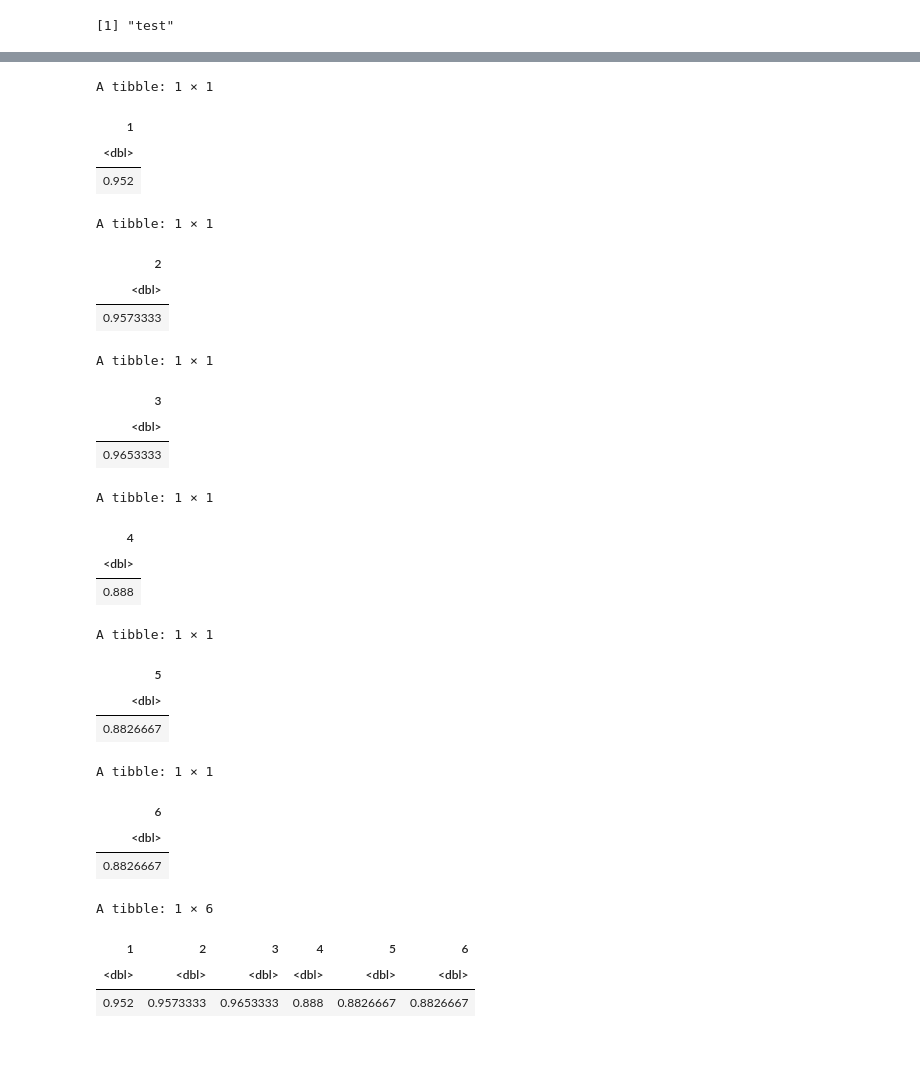
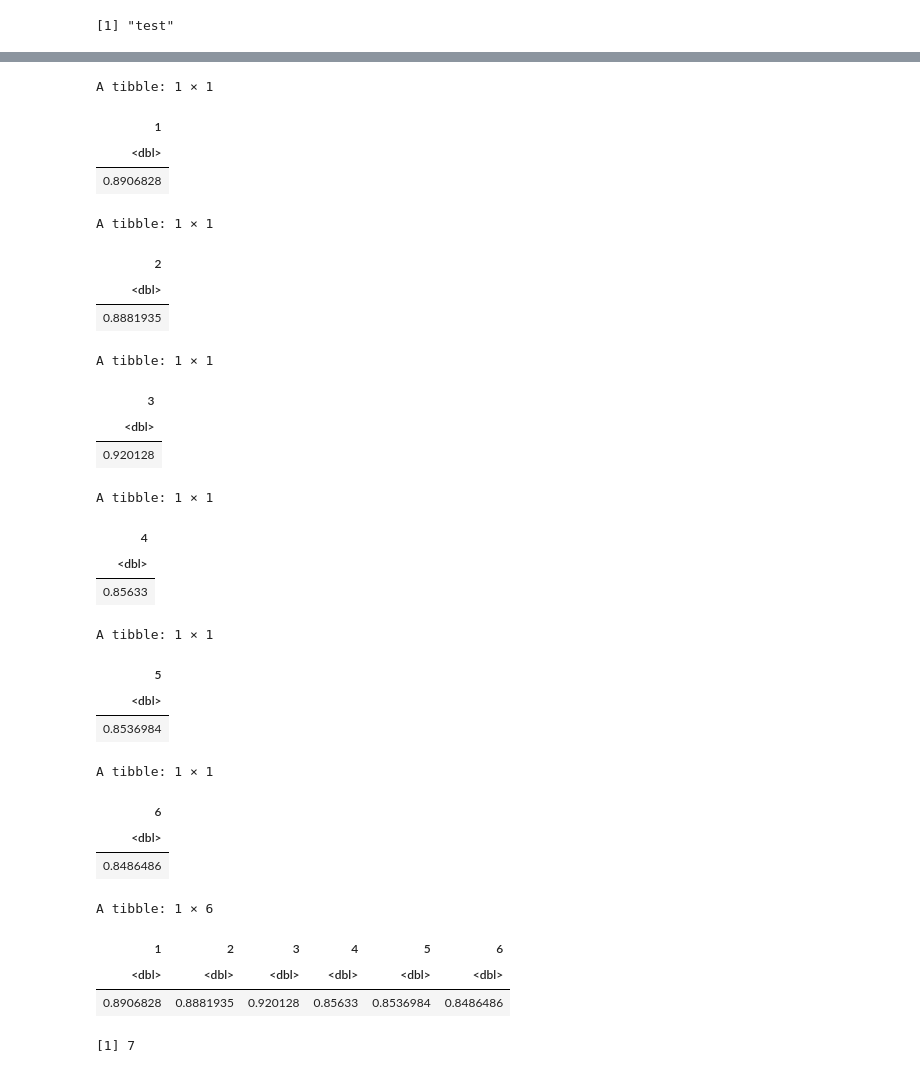
Before and after one commit to kseniak1/DSCI100-Project, a Jupyter notebook: Hannah_notebook.ipynb, the cells around one changed output, grey strips where cells are left out. Cells and saved outputs as stored; diff of their text form; code cells hidden in the pictures.

```diff
--- a/Hannah_notebook.ipynb
+++ b/Hannah_notebook.ipynb
@@ -139,7 +206,7 @@ plot_1 <- ggplot(fit_1, aes(x = neighbors, y = mean))+
        scale_x_continuous(breaks = seq(0, 30, by = 2))
 
 highest_1 <- fit_1 %>%
-    arrange(mean) %>%
+    arrange(desc(mean)) %>%
     slice(1) %>%
     select(mean) %>%
     rename("1" = mean)
@@ -148,7 +215,7 @@ highest_1
 A tibble: 1 × 1
 | 1 |
 | <dbl> |
-| 0.952 |
+| 0.8906828 |
 # %%
 set.seed(19)
 #2: Mean and skewness (I)
@@ -178,7 +245,7 @@ plot_2 <- ggplot(fit_2, aes(x = neighbors, y = mean))+
        scale_x_continuous(breaks = seq(0, 30, by = 2))
 
 highest_2 <- fit_2 %>%
-    arrange(mean) %>%
+    arrange(desc(mean)) %>%
     slice(1) %>%
     select(mean) %>%
     rename("2" = mean)
@@ -187,7 +254,7 @@ highest_2
 A tibble: 1 × 1
 | 2 |
 | <dbl> |
-| 0.9573333 |
+| 0.8881935 |
 # %%
 set.seed(19)
 #3: Mean and excess kurtosis (I)
@@ -215,7 +282,7 @@ plot_3 <- ggplot(fit_3, aes(x = neighbors, y = mean))+
        scale_x_continuous(breaks = seq(0, 30, by = 2))
 
 highest_3 <- fit_3 %>%
-    arrange(mean) %>%
+    arrange(desc(mean)) %>%
     slice(1) %>%
     select(mean) %>%
     rename("3" = mean)
@@ -224,7 +291,7 @@ highest_3
 A tibble: 1 × 1
 | 3 |
 | <dbl> |
-| 0.9653333 |
+| 0.920128 |
 # %%
 set.seed(19)
 #4: Mean and standard dev (D)
@@ -253,7 +320,7 @@ plot_4 <- ggplot(fit_4, aes(x = neighbors, y = mean))+
        scale_x_continuous(breaks = seq(0, 30, by = 2))
 
 highest_4 <- fit_4 %>%
-    arrange(mean) %>%
+    arrange(desc(mean)) %>%
     slice(1) %>%
     select(mean) %>%
     rename("4" = mean)
@@ -262,7 +329,7 @@ highest_4
 A tibble: 1 × 1
 | 4 |
 | <dbl> |
-| 0.888 |
+| 0.85633 |
 # %%
 set.seed(19)
 #5: Mean and skewness (D)
@@ -291,7 +358,7 @@ plot_5 <- ggplot(fit_5, aes(x = neighbors, y = mean))+
        scale_x_continuous(breaks = seq(0, 30, by = 2))
 
 highest_5 <- fit_5 %>%
-    arrange(mean) %>%
+    arrange(desc(mean)) %>%
     slice(1) %>%
     select(mean) %>%
     rename("5" = mean)
@@ -300,7 +367,7 @@ highest_5
 A tibble: 1 × 1
 | 5 |
 | <dbl> |
-| 0.8826667 |
+| 0.8536984 |
 # %%
 set.seed(19)
 #6: Mean and excess kurtosis (D)
@@ -329,7 +396,7 @@ plot_6 <- ggplot(fit_6, aes(x = neighbors, y = mean))+
        scale_x_continuous(breaks = seq(0, 30, by = 2))
 
 highest_6 <- fit_6 %>%
-    arrange(mean) %>%
+    arrange(desc(mean)) %>%
     slice(1) %>%
     select(mean) %>%
     rename("6" = mean)
@@ -338,18 +405,27 @@ highest_6
 A tibble: 1 × 1
 | 6 |
 | <dbl> |
-| 0.8826667 |
+| 0.8486486 |
 # %%
 highest_averages <- bind_cols(highest_1, highest_2, highest_3, highest_4, highest_5, highest_6)
 highest_averages
 
 #3 (mean and excess kurtosis (I)) has the highest average
 #this average is for k = 3:4, 7:12
+#figure out which k to use
+
+best_k <- fit_3 %>%
+    arrange(desc(mean)) %>%
+    slice(1) %>%
+    select(neighbors) %>%
+    pull()
+best_k
 # %% [output]
 A tibble: 1 × 6
 | 1 | 2 | 3 | 4 | 5 | 6 |
 | <dbl> | <dbl> | <dbl> | <dbl> | <dbl> | <dbl> |
-| 0.952 | 0.9573333 | 0.9653333 | 0.888 | 0.8826667 | 0.8826667 |
+| 0.8906828 | 0.8881935 | 0.920128 | 0.85633 | 0.8536984 | 0.8486486 |
+[1] 7
 # %%
 plot_1
 plot_2
```
Also changed, not shown: parts of 7 cells of this notebook.
